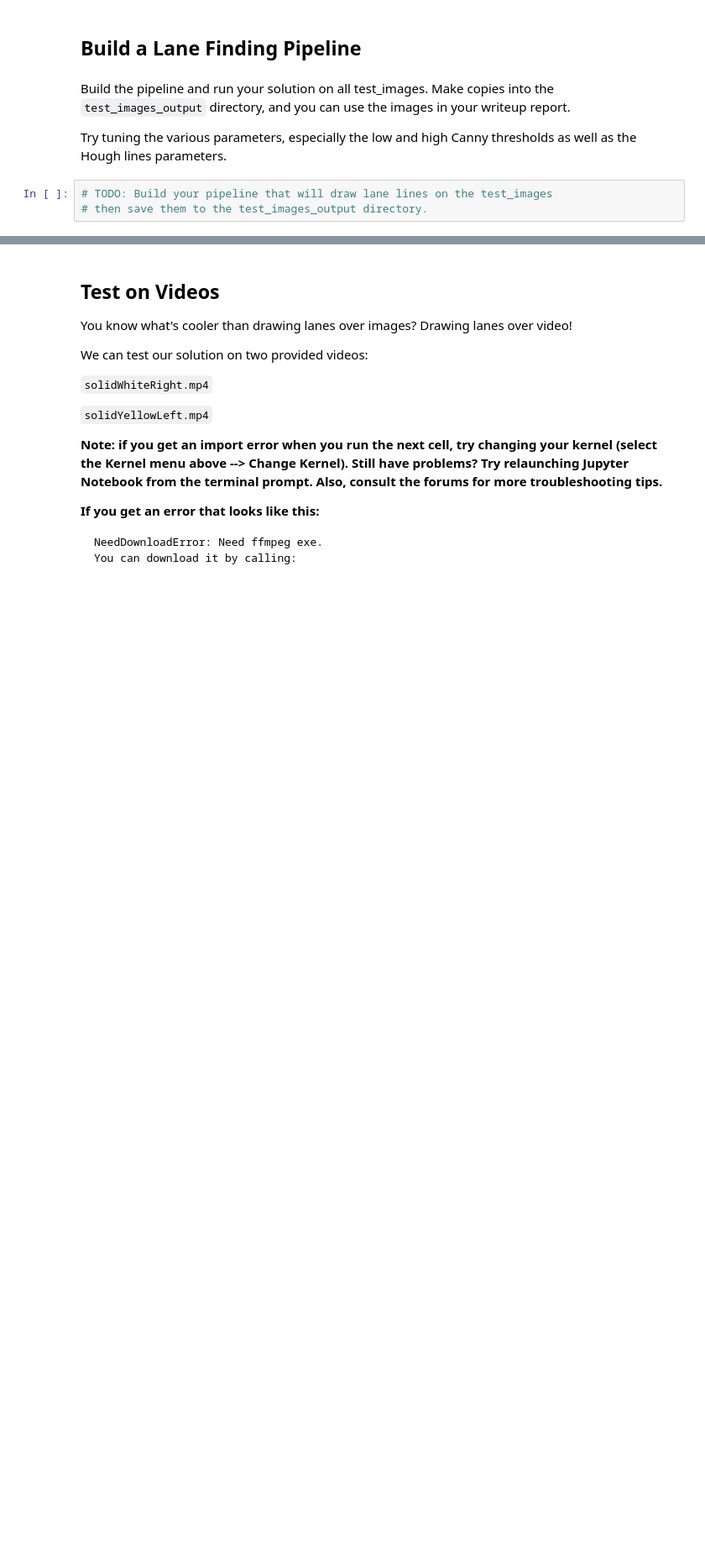
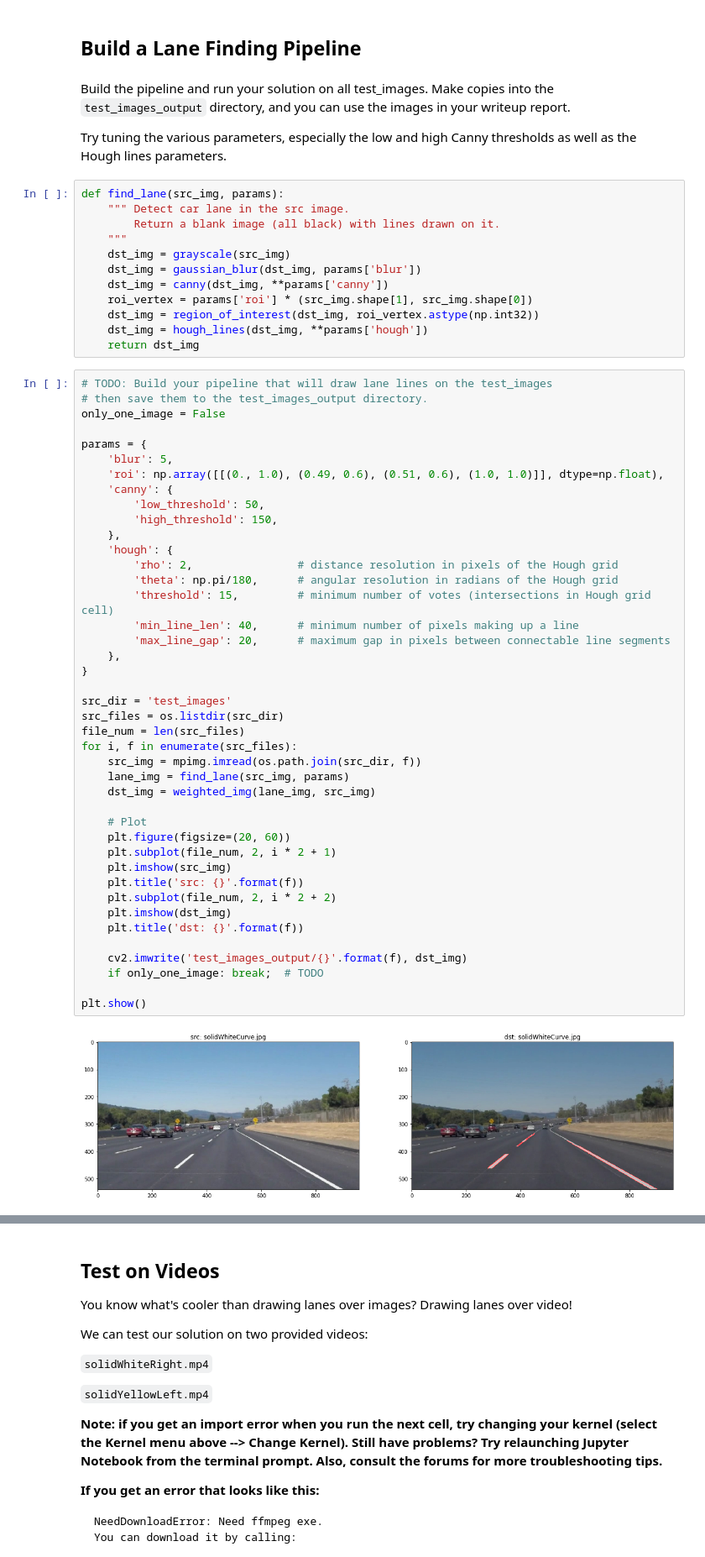
Before and after one commit to shinsteve/udacity-carnd-lanelines-p1, a Jupyter notebook: P1.ipynb, the cells around one changed output, grey strips where cells are left out. Shown at 84% size. Drawn from its saved outputs; the diff is of its cells as text; blank space fills up the shorter version.

Commit message:
Implement find_lane() simply by helper function

```diff
--- a/P1.ipynb
+++ b/P1.ipynb
@@ -193,6 +193,59 @@ os.listdir("test_images/")
 Build the pipeline and run your solution on all test_images. Make copies into the `test_images_output` directory, and you can use the images in your writeup report.
 
 Try tuning the various parameters, especially the low and high Canny thresholds as well as the Hough lines parameters.
-# %%
-# TODO: Build your pipeline that will draw lane lines on the test_images
-# then save them to the test_images_output directory.
+# %%
+def find_lane(src_img, params):
+    """ Detect car lane in the src image.
+        Return a blank image (all black) with lines drawn on it.
+    """
+    dst_img = grayscale(src_img)
+    dst_img = gaussian_blur(dst_img, params['blur'])
+    dst_img = canny(dst_img, **params['canny'])
+    roi_vertex = params['roi'] * (src_img.shape[1], src_img.shape[0])
+    dst_img = region_of_interest(dst_img, roi_vertex.astype(np.int32))
+    dst_img = hough_lines(dst_img, **params['hough'])
+    return dst_img
+# %%
+# TODO: Build your pipeline that will draw lane lines on the test_images
+# then save them to the test_images_output directory.
+only_one_image = False
+
+params = {
+    'blur': 5,
+    'roi': np.array([[(0., 1.0), (0.49, 0.6), (0.51, 0.6), (1.0, 1.0)]], dtype=np.float),
+    'canny': {
+        'low_threshold': 50,
+        'high_threshold': 150,
+    },
+    'hough': {
+        'rho': 2,                # distance resolution in pixels of the Hough grid
+        'theta': np.pi/180,      # angular resolution in radians of the Hough grid
+        'threshold': 15,         # minimum number of votes (intersections in Hough grid cell)
+        'min_line_len': 40,      # minimum number of pixels making up a line
+        'max_line_gap': 20,      # maximum gap in pixels between connectable line segments
+    },
+}
+
+src_dir = 'test_images'
+src_files = os.listdir(src_dir)
+file_num = len(src_files)
+for i, f in enumerate(src_files):
+    src_img = mpimg.imread(os.path.join(src_dir, f))
+    lane_img = find_lane(src_img, params)
+    dst_img = weighted_img(lane_img, src_img)
+
+    # Plot
+    plt.figure(figsize=(20, 60))
+    plt.subplot(file_num, 2, i * 2 + 1)
+    plt.imshow(src_img)
+    plt.title('src: {}'.format(f))
+    plt.subplot(file_num, 2, i * 2 + 2)
+    plt.imshow(dst_img)
+    plt.title('dst: {}'.format(f))
+
+    cv2.imwrite('test_images_output/{}'.format(f), dst_img)
+    if only_one_image: break;  # TODO
+
+plt.show()
+# %% [output]
+[figure, added]
```
Also changed, not shown: parts of 3 cells of this notebook.
